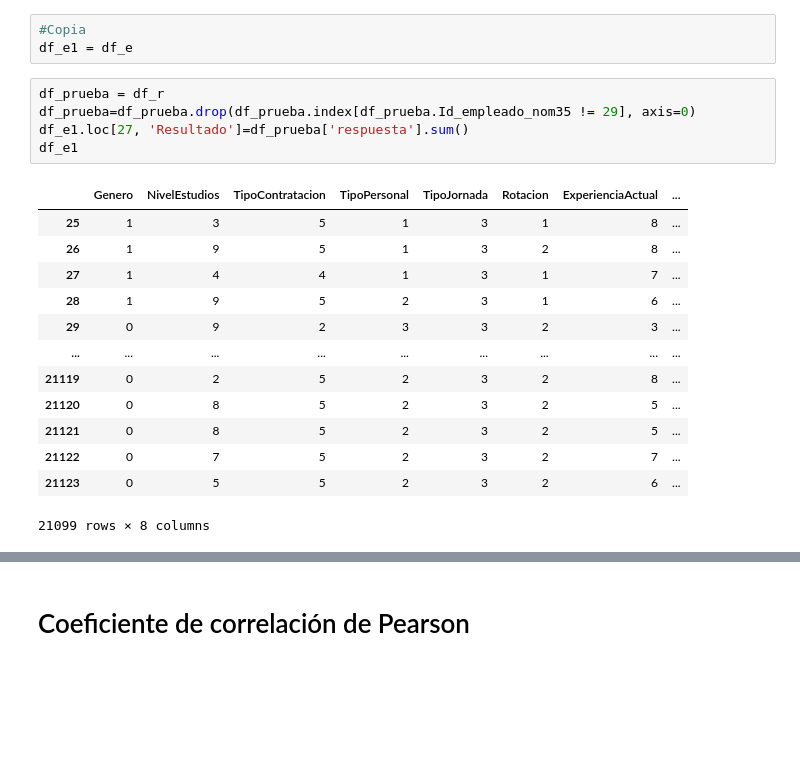
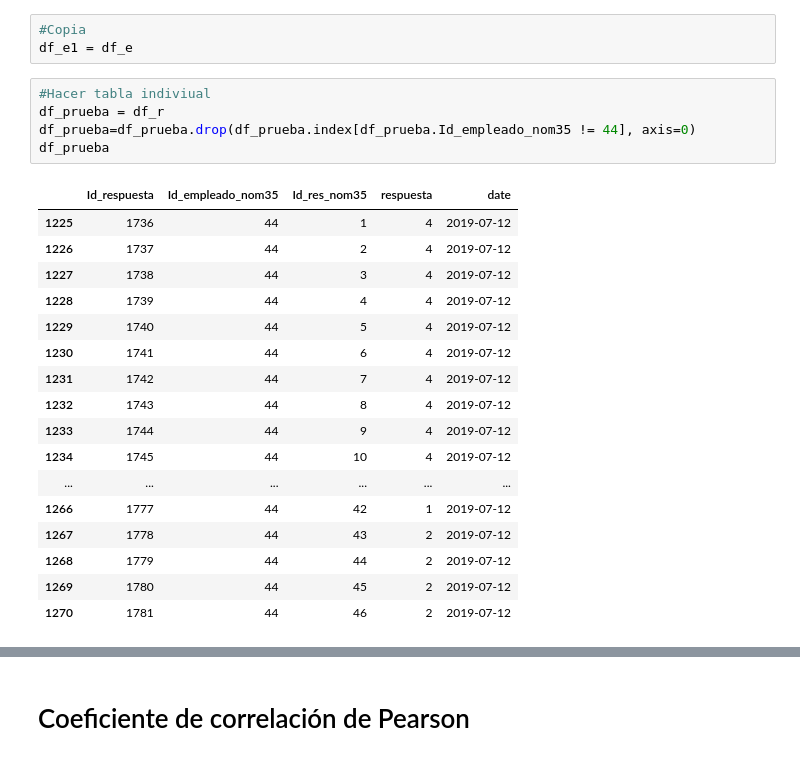
Before and after one commit to HeribertoVR/Proyecto---Tesis, a Jupyter notebook: Tesis.ipynb, the cells around one changed output, grey strips where cells are left out. Drawn from its saved outputs; the diff is of its cells as text; blank space fills up the shorter version.

```diff
--- a/Tesis.ipynb
+++ b/Tesis.ipynb
@@ -471,21 +474,25 @@ Hubo personas que solo tuvieron que contestar 40 preguntas, pero huvo el caso de
 #Copia
 df_e1 = df_e
 # %%
+#Hacer tabla indiviual
 df_prueba = df_r
-df_prueba=df_prueba.drop(df_prueba.index[df_prueba.Id_empleado_nom35 != 29], axis=0)
-df_e1.loc[27, 'Resultado']=df_prueba['respuesta'].sum()
-df_e1
+df_prueba=df_prueba.drop(df_prueba.index[df_prueba.Id_empleado_nom35 != 44], axis=0)
+df_prueba
 # %% [output]
-|  | Genero | NivelEstudios | TipoContratacion | TipoPersonal | TipoJornada | Rotacion | ExperienciaActual | ... |
-| 25 | 1 | 3 | 5 | 1 | 3 | 1 | 8 | ... |
-| 26 | 1 | 9 | 5 | 1 | 3 | 2 | 8 | ... |
-| 27 | 1 | 4 | 4 | 1 | 3 | 1 | 7 | ... |
-| 28 | 1 | 9 | 5 | 2 | 3 | 1 | 6 | ... |
-| 29 | 0 | 9 | 2 | 3 | 3 | 2 | 3 | ... |
-| ... | ... | ... | ... | ... | ... | ... | ... | ... |
-| 21119 | 0 | 2 | 5 | 2 | 3 | 2 | 8 | ... |
-| 21120 | 0 | 8 | 5 | 2 | 3 | 2 | 5 | ... |
-| 21121 | 0 | 8 | 5 | 2 | 3 | 2 | 5 | ... |
-| 21122 | 0 | 7 | 5 | 2 | 3 | 2 | 7 | ... |
-| 21123 | 0 | 5 | 5 | 2 | 3 | 2 | 6 | ... |
+|  | Id_respuesta | Id_empleado_nom35 | Id_res_nom35 | respuesta | date |
+| 1225 | 1736 | 44 | 1 | 4 | 2019-07-12 |
+| 1226 | 1737 | 44 | 2 | 4 | 2019-07-12 |
+| 1227 | 1738 | 44 | 3 | 4 | 2019-07-12 |
+| 1228 | 1739 | 44 | 4 | 4 | 2019-07-12 |
+| 1229 | 1740 | 44 | 5 | 4 | 2019-07-12 |
+| 1230 | 1741 | 44 | 6 | 4 | 2019-07-12 |
+| 1231 | 1742 | 44 | 7 | 4 | 2019-07-12 |
+| 1232 | 1743 | 44 | 8 | 4 | 2019-07-12 |
+| 1233 | 1744 | 44 | 9 | 4 | 2019-07-12 |
+| 1234 | 1745 | 44 | 10 | 4 | 2019-07-12 |
+| ... | ... | ... | ... | ... | ... |
+| 1266 | 1777 | 44 | 42 | 1 | 2019-07-12 |
+| 1267 | 1778 | 44 | 43 | 2 | 2019-07-12 |
+| 1268 | 1779 | 44 | 44 | 2 | 2019-07-12 |
+| 1269 | 1780 | 44 | 45 | 2 | 2019-07-12 |
+| 1270 | 1781 | 44 | 46 | 2 | 2019-07-12 |
-21099 rows × 8 columns
```
Also changed, not shown: parts of 51 cells of this notebook, 1 other file.
